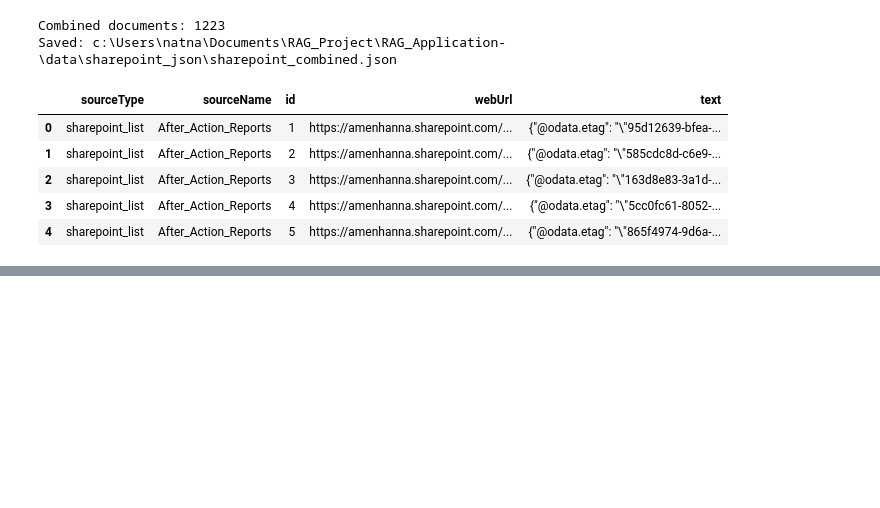
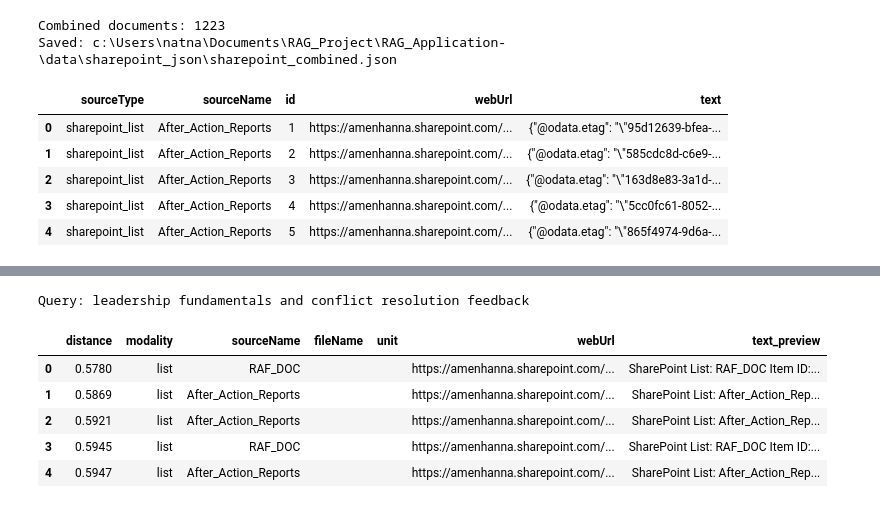
Before and after one commit to natizkolfe/RAG_Application-, a Jupyter notebook: NLEAD_RAG.ipynb, the cells around one changed output, grey strips where cells are left out. Drawn from its saved outputs; the diff is of its cells as text; code cells hidden in the pictures; blank space fills up the shorter version.

Commit message:
feat: implement RAG system with chunking, embeddings, and Ollama integration.

```diff
--- a/NLEAD_RAG.ipynb
+++ b/NLEAD_RAG.ipynb
@@ -632,0 +1231,52 @@ chunks_df.head()
+# %%
+# Test retrieval (no LLM yet — just top matching chunks)
+def retrieve_chunks(
+    query: str,
+    n_results: int = 5,
+    modality: str | None = None,
+) -> pd.DataFrame:
+    """Semantic search over the Chroma collection."""
+    query_embedding = embed_model.encode(
+        [query],
+        normalize_embeddings=True,
+    ).tolist()
+
+    where = {"modality": modality} if modality else None
+    result = collection.query(
+        query_embeddings=query_embedding,
+        n_results=n_results,
+        where=where,
+        include=["documents", "metadatas", "distances"],
+    )
+
+    rows = []
+    for doc, meta, dist in zip(
+        result["documents"][0],
+        result["metadatas"][0],
+        result["distances"][0],
+    ):
+        rows.append({
+            "distance": round(float(dist), 4),
+            "modality": meta.get("modality"),
+            "sourceName": meta.get("sourceName"),
+            "fileName": meta.get("fileName"),
+            "unit": meta.get("unit"),
+            "webUrl": meta.get("webUrl"),
+            "text_preview": (doc or "")[:240].replace("\n", " "),
+        })
+    return pd.DataFrame(rows)
+
+
+# Example queries — change these to explore retrieval quality
+query = "leadership fundamentals and conflict resolution feedback"
+hits = retrieve_chunks(query, n_results=5)
+print(f"Query: {query}\n")
+hits
+# %% [output]
+Query: leadership fundamentals and conflict resolution feedback
+|  | distance | modality | sourceName | fileName | unit | webUrl | text_preview |
+| 0 | 0.5780 | list | RAF_DOC |  |  | https://amenhanna.sharepoint.com/... | SharePoint List: RAF_DOC Item ID:... |
+| 1 | 0.5869 | list | After_Action_Reports |  |  | https://amenhanna.sharepoint.com/... | SharePoint List: After_Action_Rep... |
+| 2 | 0.5921 | list | After_Action_Reports |  |  | https://amenhanna.sharepoint.com/... | SharePoint List: After_Action_Rep... |
+| 3 | 0.5945 | list | RAF_DOC |  |  | https://amenhanna.sharepoint.com/... | SharePoint List: RAF_DOC Item ID:... |
+| 4 | 0.5947 | list | After_Action_Reports |  |  | https://amenhanna.sharepoint.com/... | SharePoint List: After_Action_Rep... |
```
Also changed, not shown: parts of 10 cells of this notebook, 4 other files.
